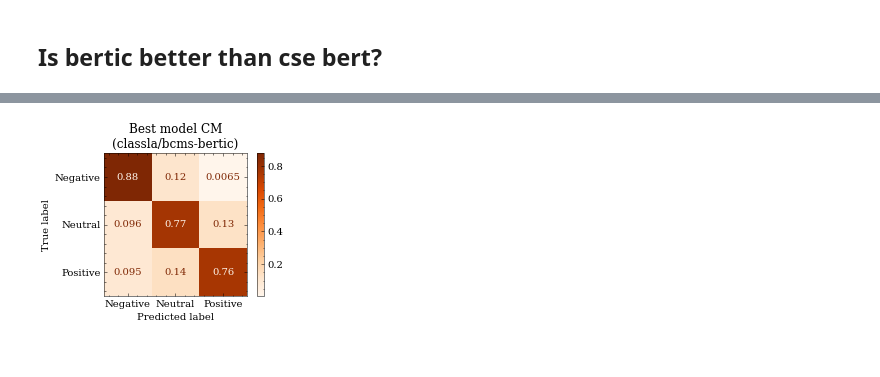
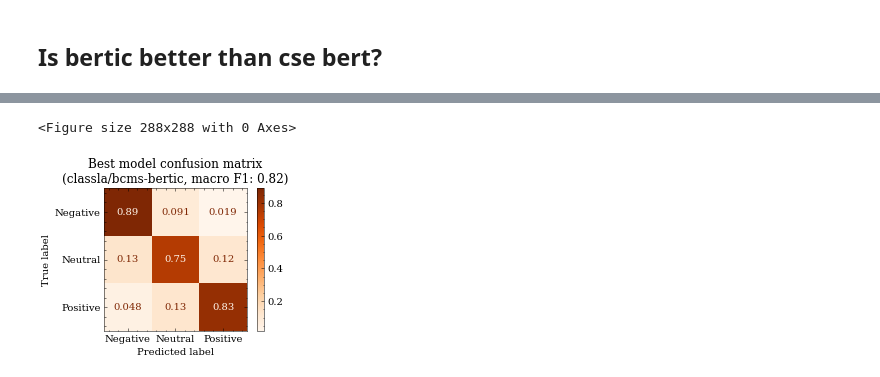
Before and after one commit to 5roop/task10, a Jupyter notebook: 006_results_analysis.ipynb, the cells around one changed output, grey strips where cells are left out. Drawn from its saved outputs; the diff is of its cells as text; code cells hidden in the pictures.

Commit message:
Analyze results

```diff
--- a/006_results_analysis.ipynb
+++ b/006_results_analysis.ipynb
@@ -66,24 +73,30 @@ u = UnitRegistry()
 # %%
 C_model_bertic = df.model_name == "classla/bcms-bertic"
 
-subset = df[C_trained_on_train & C_evaled_on_test & C_model_bertic]
+subset = df[C_trained_on_train & C_evaled_on_test# & C_model_bertic
+]
 best_result = subset.iloc[subset.macroF1.argmax(), :]
 y_true = best_result["y_true"]
 y_pred = best_result["y_pred"]
 
 import matplotlib.pyplot as plt
 plt.style.use("science no-latex".split())
+plt.figure(figsize=(4,4))
 from sklearn.metrics import ConfusionMatrixDisplay
 
 ConfusionMatrixDisplay.from_predictions(
    y_true, y_pred, cmap="Oranges", labels=["Negative", "Neutral", "Positive"],
    normalize="true"
    )
 
-plt.title("Best model CM\n(classla/bcms-bertic)")
+plt.title(f"Best model confusion matrix\n({best_result['model_name']}, macro F1: {best_result['macroF1']:0.2f})")
+plt.savefig("images/006_best_cm_normalized_true.png")
+plt.savefig("images/006_best_cm_normalized_true.pdf")
+
 plt.show()
 # %% [output]
+<Figure size 288x288 with 0 Axes>
-[figure, old version]
+[figure, new version]
 # %%
 df.groupby(["model_name", "train_split", "eval_split"]).agg(
     [macroF1_stats, len]
```
Also changed, not shown: parts of 6 cells of this notebook, 2 other files.
